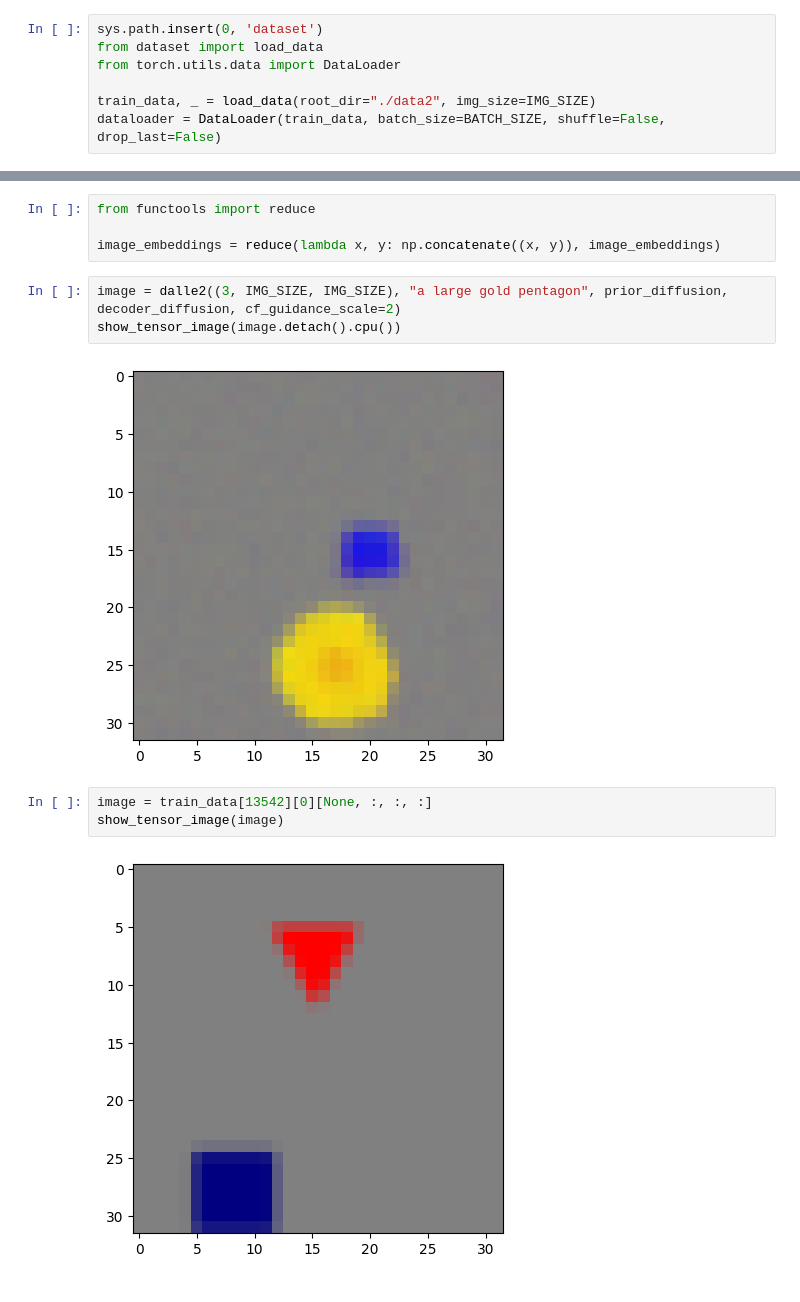
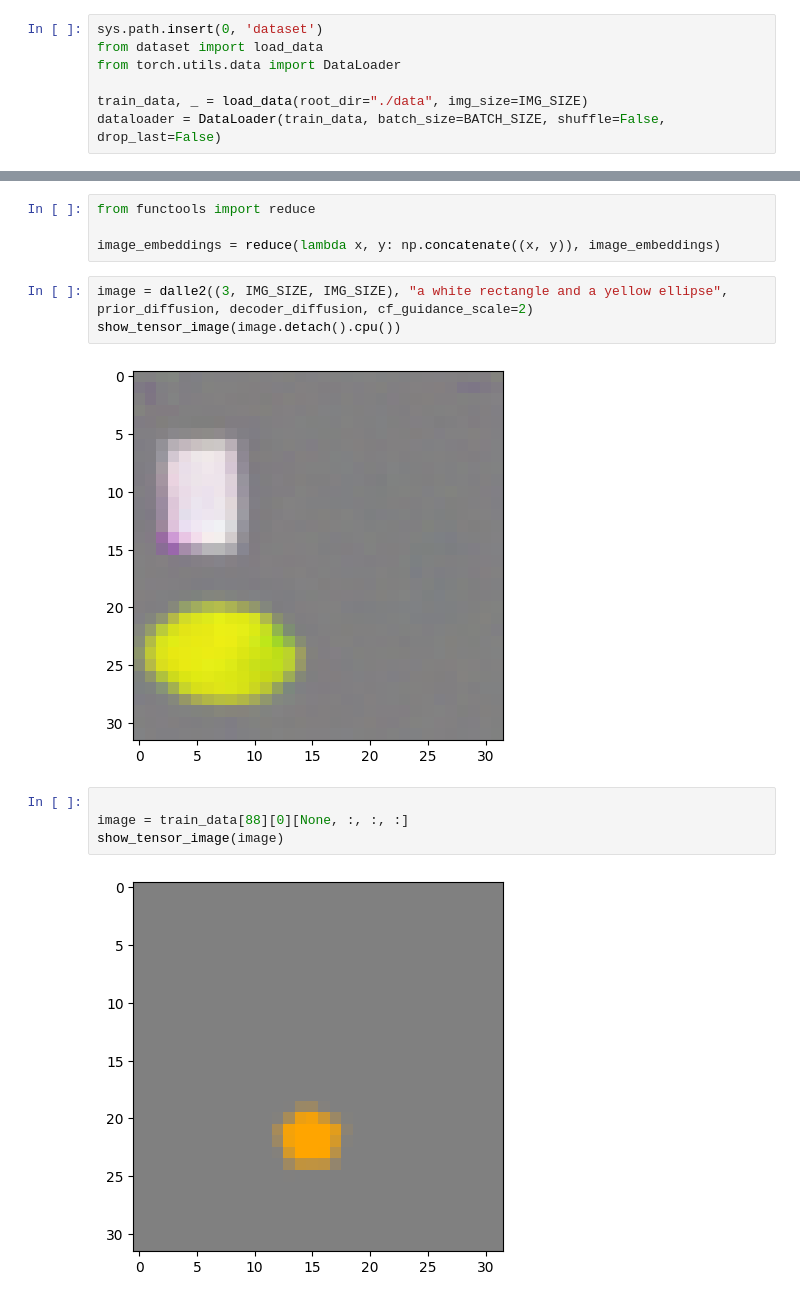
Before and after one commit to RodgersLuo/open-dalle-2, a Jupyter notebook: experiments.ipynb, the cells around one changed output, grey strips where cells are left out. Drawn from its saved outputs; the diff is of its cells as text.

```diff
--- a/experiments.ipynb
+++ b/experiments.ipynb
@@ -148,6 +177,6 @@ sys.path.insert(0, 'dataset')
 from dataset import load_data
 from torch.utils.data import DataLoader
 
-train_data, _ = load_data(root_dir="./data2", img_size=IMG_SIZE)
+train_data, _ = load_data(root_dir="./data", img_size=IMG_SIZE)
 dataloader = DataLoader(train_data, batch_size=BATCH_SIZE, shuffle=False, drop_last=False)
 # %% [output]
@@ -250,15 +279,16 @@ from functools import reduce
 
 image_embeddings = reduce(lambda x, y: np.concatenate((x, y)), image_embeddings)
 # %%
-image = dalle2((3, IMG_SIZE, IMG_SIZE), "a large gold pentagon", prior_diffusion, decoder_diffusion, cf_guidance_scale=2)
+image = dalle2((3, IMG_SIZE, IMG_SIZE), "a white rectangle and a yellow ellipse", prior_diffusion, decoder_diffusion, cf_guidance_scale=2)
 show_tensor_image(image.detach().cpu())
 # %% [output]
-[figure, old version]
+[figure, new version]
 # %%
-image = train_data[13542][0][None, :, :, :]
+
+image = train_data[88][0][None, :, :, :]
 show_tensor_image(image)
 # %% [output]
-[figure, old version]
+[figure, new version]
 # %%
 image_embedding = dalle2.clip.encode_image(image.to(device=dalle2.device), normalize=True)
 image_embedding = image_embedding.detach().cpu().numpy()
```
Also changed, not shown: parts of 14 cells of this notebook, 5 other files.
